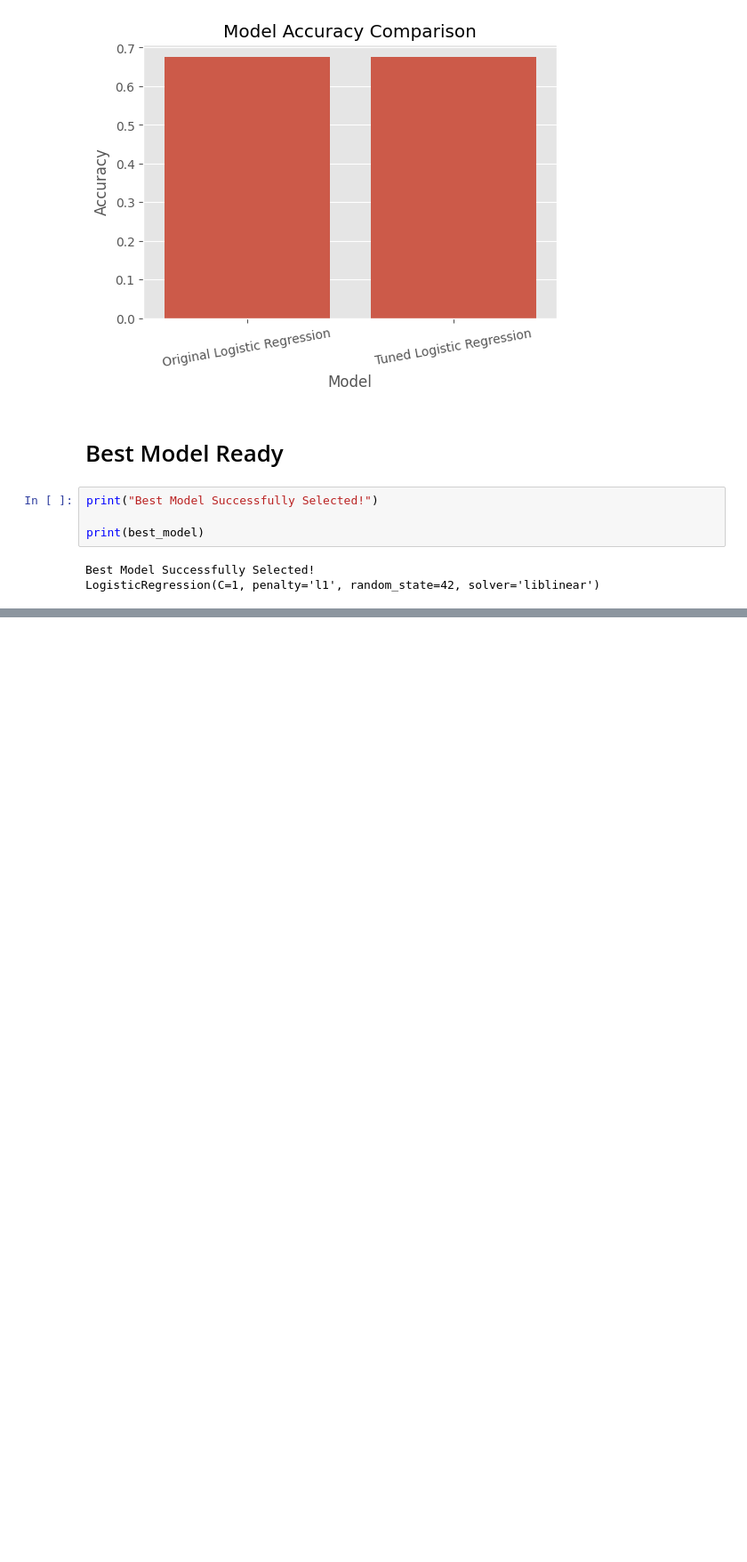
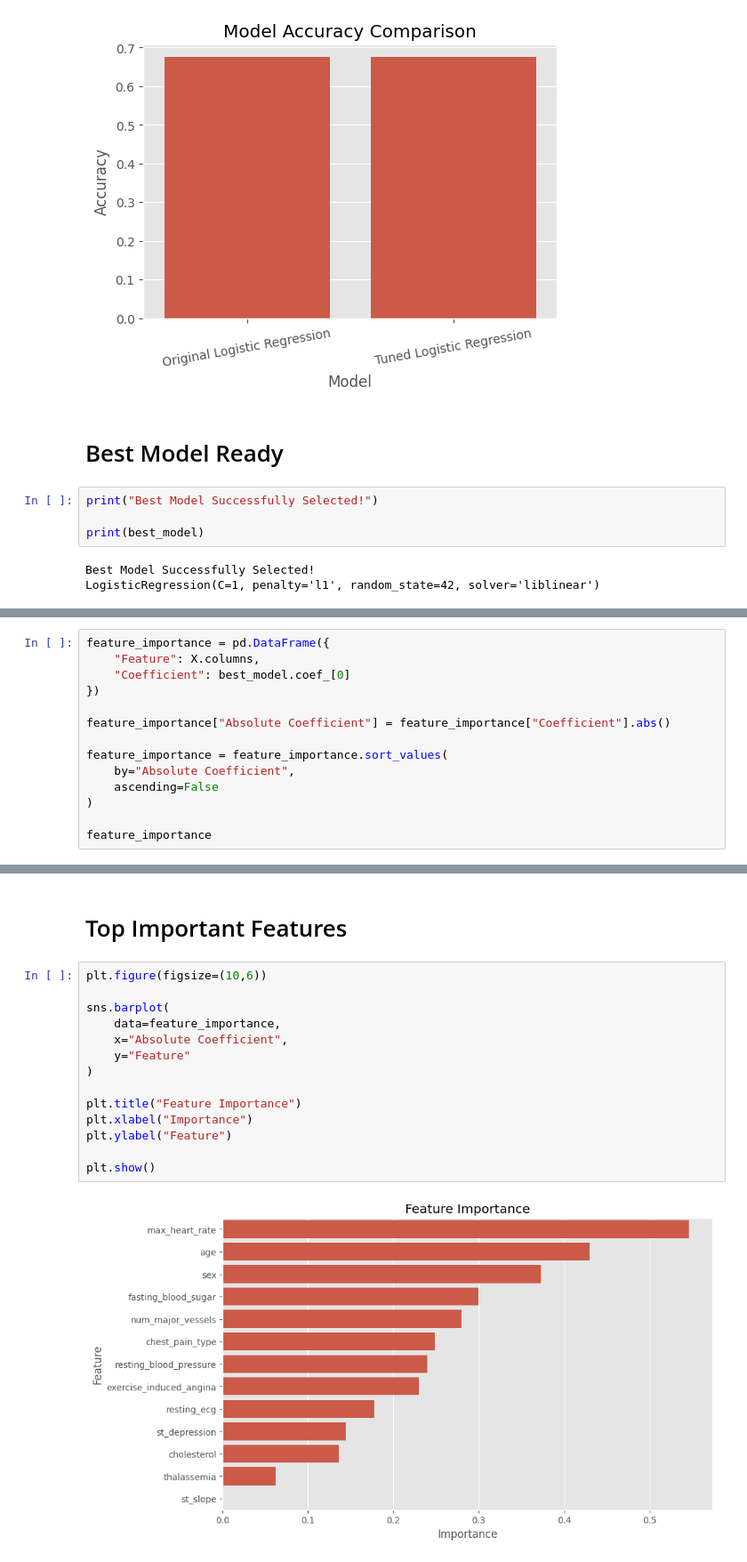
Before and after one commit to iamkhan49/heart-disease-prediction-ml, a Jupyter notebook: Heart_Disease_Detection_using_Classification_Algorithms.ipynb, the cells around one changed output, grey strips where cells are left out. Shown at 89% size. Cells and saved outputs as stored; diff of their text form; blank space fills up the shorter version.

Commit message:
Add feature importance analysis and new patient prediction

```diff
--- a/Heart_Disease_Detection_using_Classification_Algorithms.ipynb
+++ b/Heart_Disease_Detection_using_Classification_Algorithms.ipynb
@@ -1080,0 +1083,14 @@ LogisticRegression(C=1, penalty='l1', random_state=42, solver='liblinear')
+# %%
+feature_importance = pd.DataFrame({
+    "Feature": X.columns,
+    "Coefficient": best_model.coef_[0]
+})
+
+feature_importance["Absolute Coefficient"] = feature_importance["Coefficient"].abs()
+
+feature_importance = feature_importance.sort_values(
+    by="Absolute Coefficient",
+    ascending=False
+)
+
+feature_importance
@@ -1080,0 +1112,18 @@ LogisticRegression(C=1, penalty='l1', random_state=42, solver='liblinear')
+# %% [markdown]
+# Top Important Features
+# %%
+plt.figure(figsize=(10,6))
+
+sns.barplot(
+    data=feature_importance,
+    x="Absolute Coefficient",
+    y="Feature"
+)
+
+plt.title("Feature Importance")
+plt.xlabel("Importance")
+plt.ylabel("Feature")
+
+plt.show()
+# %% [output]
+[figure, added]
```
Also changed, not shown: parts of 18 cells of this notebook.
